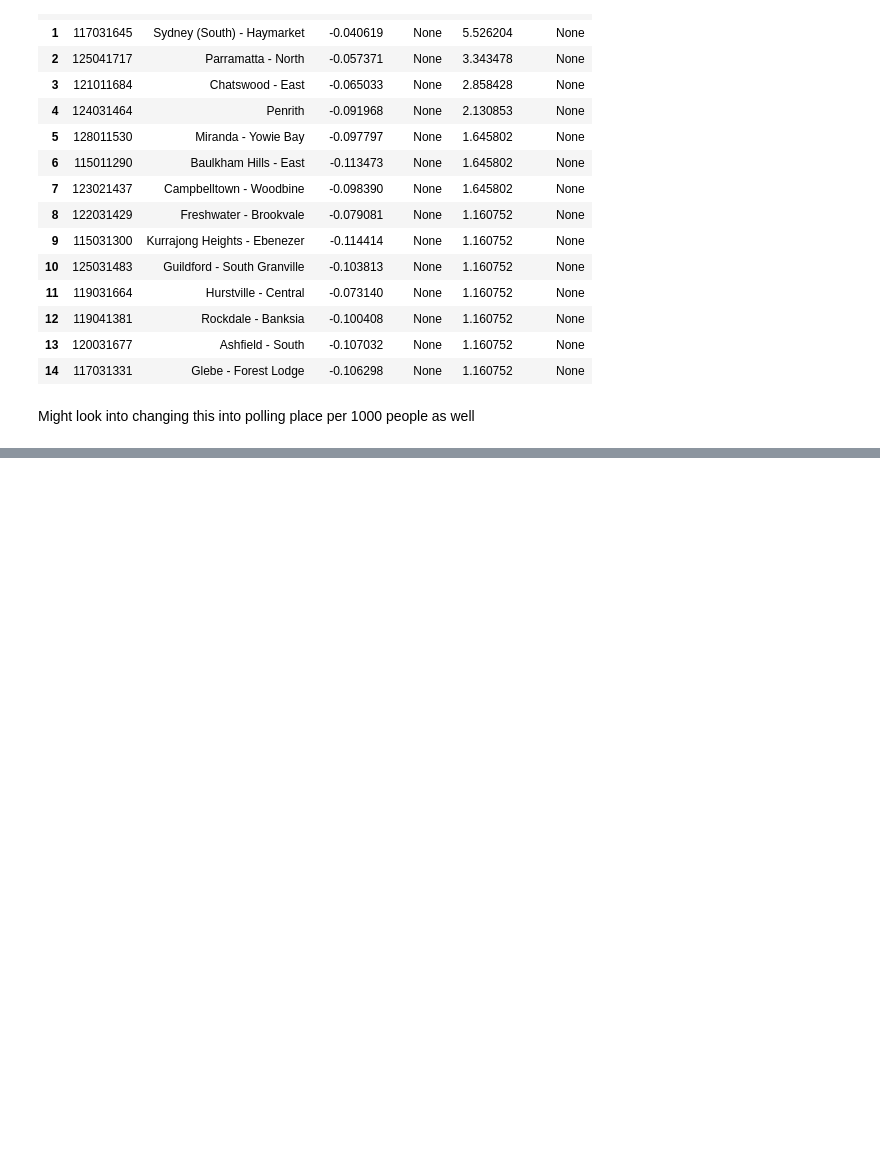
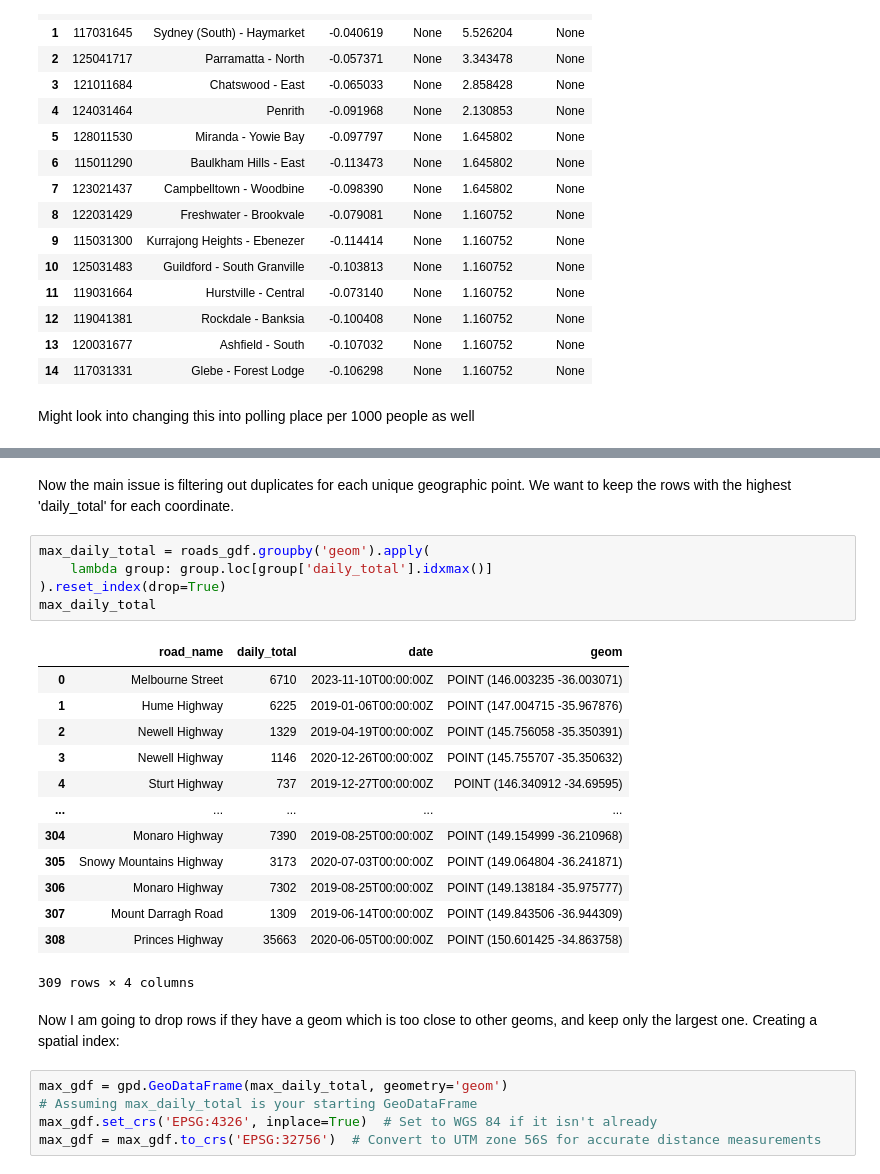
Before and after one commit to infernocadet/greater-sydney-analysis, a Jupyter notebook: Greater Sydney Analysis.ipynb, the cells around one changed output, grey strips where cells are left out. Drawn from its saved outputs; the diff is of its cells as text; blank space fills up the shorter version.

```diff
--- a/Greater Sydney Analysis.ipynb
+++ b/Greater Sydney Analysis.ipynb
@@ -2615,0 +2508,29 @@ road_lines_gdf.reset_index(inplace=True)
+# %% [markdown]
+Now the main issue is filtering out duplicates for each unique geographic point. We want to keep the rows with the highest 'daily_total' for each coordinate.
+# %%
+max_daily_total = roads_gdf.groupby('geom').apply(
+    lambda group: group.loc[group['daily_total'].idxmax()]
+).reset_index(drop=True)
+max_daily_total
+# %% [output]
+|  | road_name | daily_total | date | geom |
+| 0 | Melbourne Street | 6710 | 2023-11-10T00:00:00Z | POINT (146.003235 -36.003071) |
+| 1 | Hume Highway | 6225 | 2019-01-06T00:00:00Z | POINT (147.004715 -35.967876) |
+| 2 | Newell Highway | 1329 | 2019-04-19T00:00:00Z | POINT (145.756058 -35.350391) |
+| 3 | Newell Highway | 1146 | 2020-12-26T00:00:00Z | POINT (145.755707 -35.350632) |
+| 4 | Sturt Highway | 737 | 2019-12-27T00:00:00Z | POINT (146.340912 -34.69595) |
+| ... | ... | ... | ... | ... |
+| 304 | Monaro Highway | 7390 | 2019-08-25T00:00:00Z | POINT (149.154999 -36.210968) |
+| 305 | Snowy Mountains Highway | 3173 | 2020-07-03T00:00:00Z | POINT (149.064804 -36.241871) |
+| 306 | Monaro Highway | 7302 | 2019-08-25T00:00:00Z | POINT (149.138184 -35.975777) |
+| 307 | Mount Darragh Road | 1309 | 2019-06-14T00:00:00Z | POINT (149.843506 -36.944309) |
+| 308 | Princes Highway | 35663 | 2020-06-05T00:00:00Z | POINT (150.601425 -34.863758) |
+309 rows × 4 columns
+# %% [markdown]
+Now I am going to drop rows if they have a geom which is too close to other geoms, and keep only the largest one.
+Creating a spatial index:
+# %%
+max_gdf = gpd.GeoDataFrame(max_daily_total, geometry='geom')
+# Assuming max_daily_total is your starting GeoDataFrame
+max_gdf.set_crs('EPSG:4326', inplace=True)  # Set to WGS 84 if it isn't already
+max_gdf = max_gdf.to_crs('EPSG:32756')  # Convert to UTM zone 56S for accurate distance measurements
```
Also changed, not shown: parts of 86 cells of this notebook.
